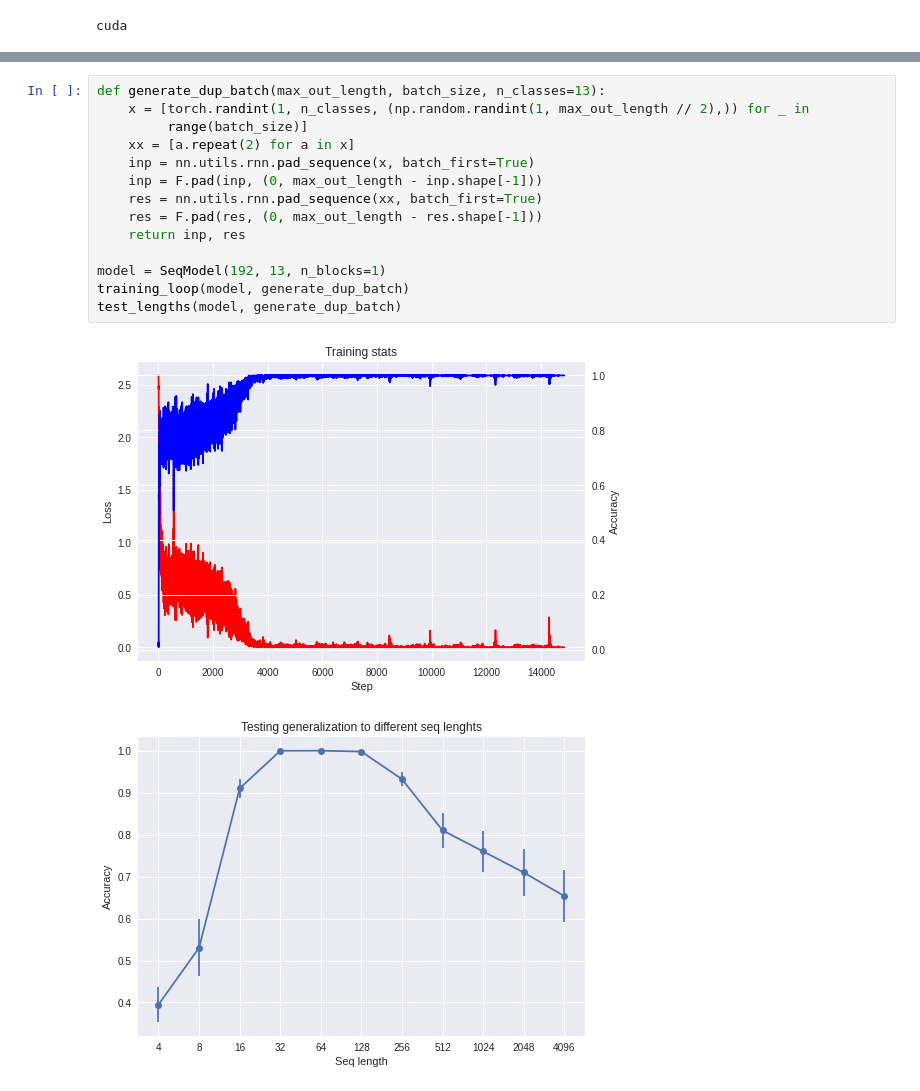
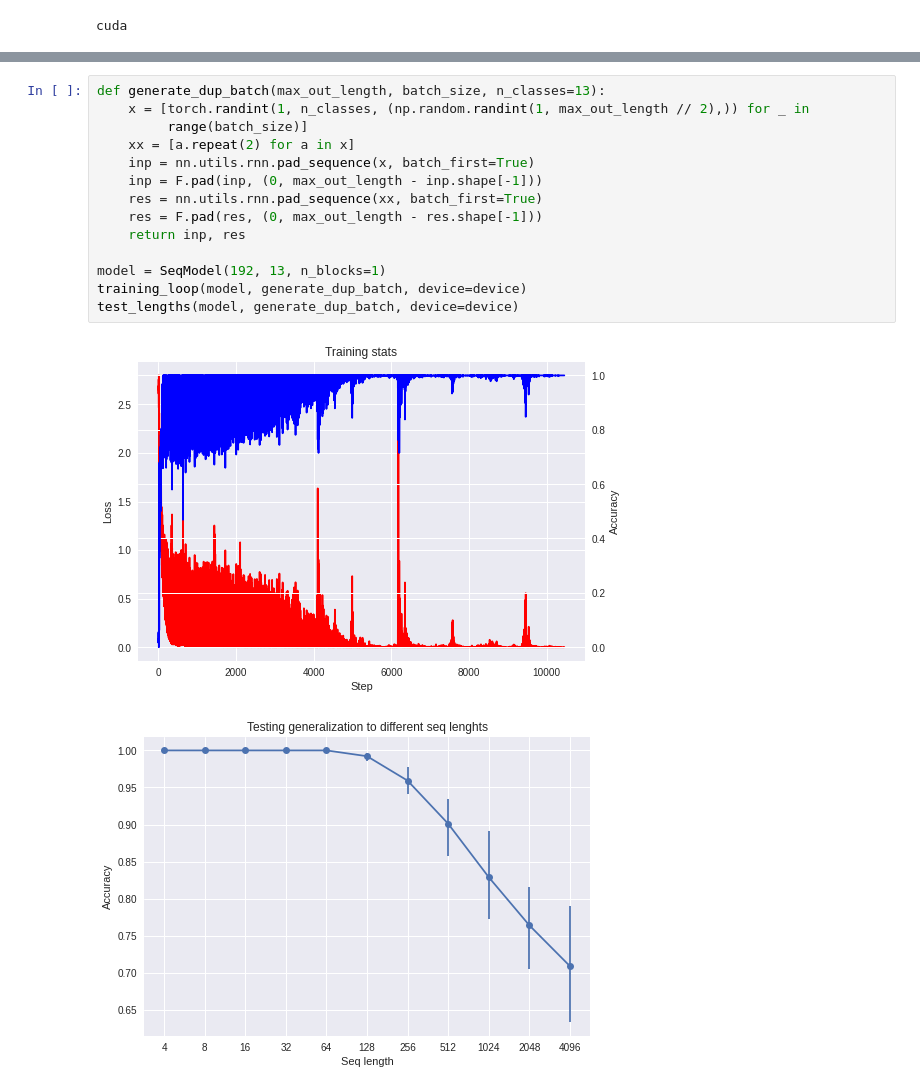
Before and after one commit to Aroksak/RSE, a Jupyter notebook: notebooks/Algorithmic.ipynb, the cells around one changed output, grey strips where cells are left out. Drawn from its saved outputs; the diff is of its cells as text.

```diff
--- a/notebooks/Algorithmic.ipynb
+++ b/notebooks/Algorithmic.ipynb
@@ -114,20 +15,20 @@ def test_lengths(model, batch_generator):
 # %%
 def generate_dup_batch(max_out_length, batch_size, n_classes=13):
     x = [torch.randint(1, n_classes, (np.random.randint(1, max_out_length // 2),)) for _ in
          range(batch_size)]
     xx = [a.repeat(2) for a in x]
     inp = nn.utils.rnn.pad_sequence(x, batch_first=True)
     inp = F.pad(inp, (0, max_out_length - inp.shape[-1]))
     res = nn.utils.rnn.pad_sequence(xx, batch_first=True)
     res = F.pad(res, (0, max_out_length - res.shape[-1]))
     return inp, res
 
 model = SeqModel(192, 13, n_blocks=1)
-training_loop(model, generate_dup_batch)
-test_lengths(model, generate_dup_batch)
+training_loop(model, generate_dup_batch, device=device)
+test_lengths(model, generate_dup_batch, device=device)
 # %% [output]
-[figure, old version]
+[figure, new version]
-[figure, old version]
+[figure, new version]
 # %%
 def generate_reverse_batch(max_out_length, batch_size, n_classes=13):
     xs = [torch.randint(1, n_classes, (np.random.randint(1, max_out_length),)) for _ in
```
Also changed, not shown: parts of 5 cells of this notebook, 1 other file.
